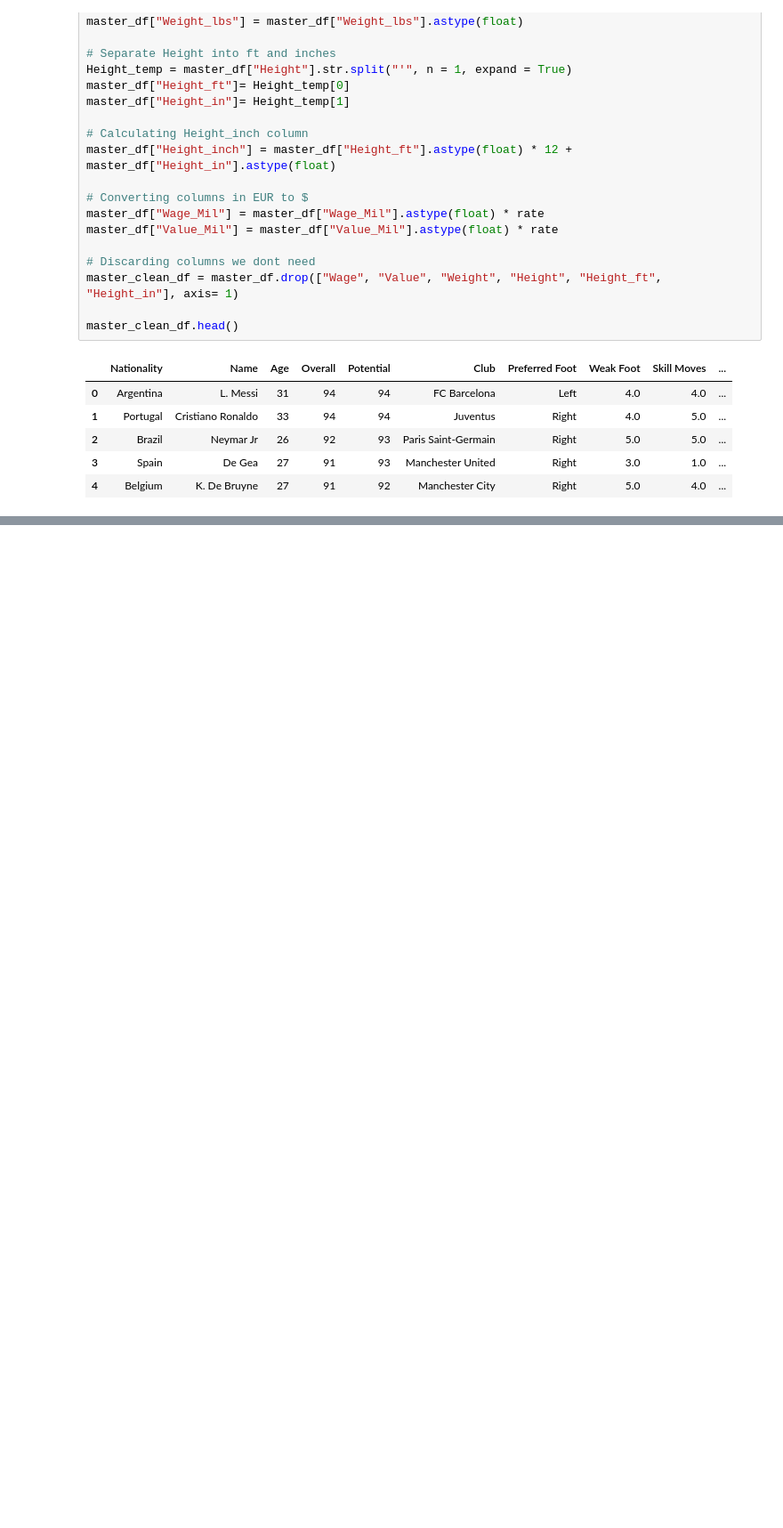
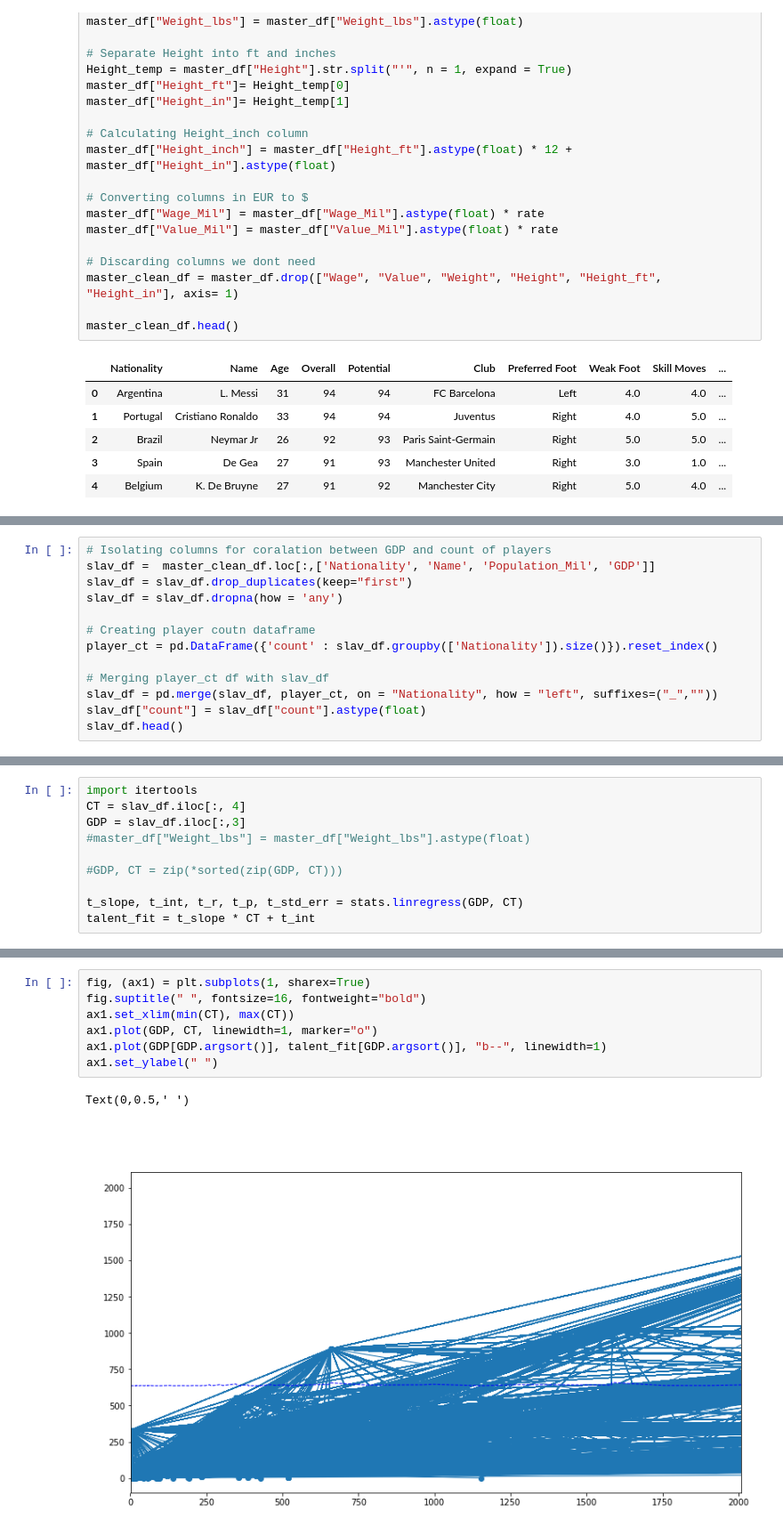
Before and after one commit to nmaize/Project-One_Group5, a Jupyter notebook: FIFA_RESEARCH.ipynb, the cells around one changed output, grey strips where cells are left out. Shown: that part at 89% size. Cells and saved outputs as stored; diff of their text form; blank space fills up the shorter version.

Commit message:
Updated with Slavs Work

```diff
--- a/FIFA_RESEARCH.ipynb
+++ b/FIFA_RESEARCH.ipynb
@@ -160,0 +215,13 @@ master_clean_df.head()
+# %%
+# Isolating columns for coralation between GDP and count of players
+slav_df =  master_clean_df.loc[:,['Nationality', 'Name', 'Population_Mil', 'GDP']]
+slav_df = slav_df.drop_duplicates(keep="first")
+slav_df = slav_df.dropna(how = 'any')
+
+# Creating player coutn dataframe
+player_ct = pd.DataFrame({'count' : slav_df.groupby(['Nationality']).size()}).reset_index()
+
+# Merging player_ct df with slav_df
+slav_df = pd.merge(slav_df, player_ct, on = "Nationality", how = "left", suffixes=("_",""))
+slav_df["count"] = slav_df["count"].astype(float)
+slav_df.head()
@@ -160,0 +235,10 @@ master_clean_df.head()
+# %%
+import itertools
+CT = slav_df.iloc[:, 4]
+GDP = slav_df.iloc[:,3]
+#master_df["Weight_lbs"] = master_df["Weight_lbs"].astype(float)
+
+#GDP, CT = zip(*sorted(zip(GDP, CT)))
+
+t_slope, t_int, t_r, t_p, t_std_err = stats.linregress(GDP, CT)
+talent_fit = t_slope * CT + t_int
@@ -160,0 +254,10 @@ master_clean_df.head()
+# %%
+fig, (ax1) = plt.subplots(1, sharex=True)
+fig.suptitle(" ", fontsize=16, fontweight="bold")
+ax1.set_xlim(min(CT), max(CT))
+ax1.plot(GDP, CT, linewidth=1, marker="o")
+ax1.plot(GDP[GDP.argsort()], talent_fit[GDP.argsort()], "b--", linewidth=1)
+ax1.set_ylabel(" ")
+# %% [output]
+Text(0,0.5,' ')
+[figure, added]
```
Also changed, not shown: parts of 12 cells of this notebook, 3 other files.
